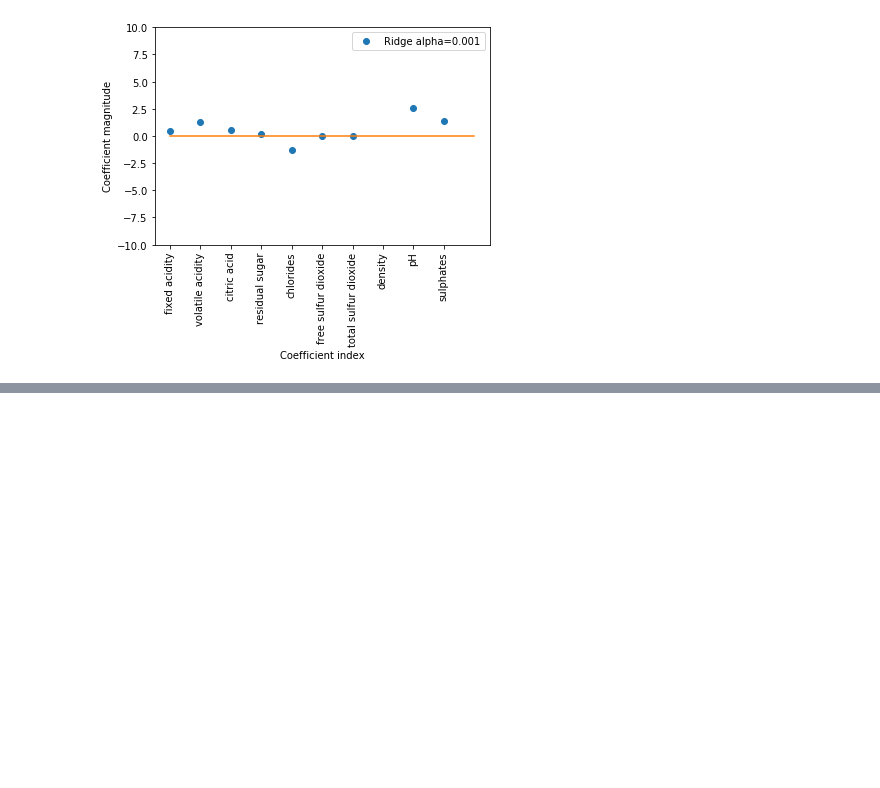
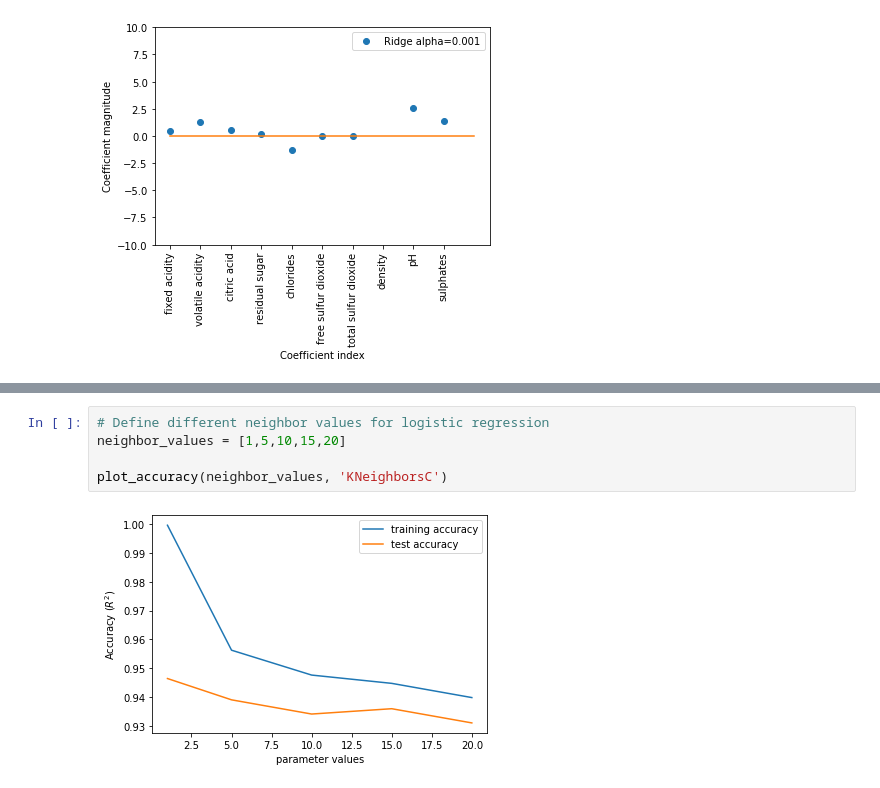
Before and after one commit to myGitHub001/Test, a Jupyter notebook: wine.ipynb, the cells around one changed output, grey strips where cells are left out. Saved outputs shown, nothing was run; the diff lists cells and outputs as text; blank space fills up the shorter version.

```diff
--- a/wine.ipynb
+++ b/wine.ipynb
@@ -271,0 +383,7 @@ plot_coefficient_magnitudes()
+# %%
+# Define different neighbor values for logistic regression
+neighbor_values = [1,5,10,15,20]
+
+plot_accuracy(neighbor_values, 'KNeighborsC')
+# %% [output]
+[figure, added]
```
Also changed, not shown: parts of 20 cells of this notebook.
